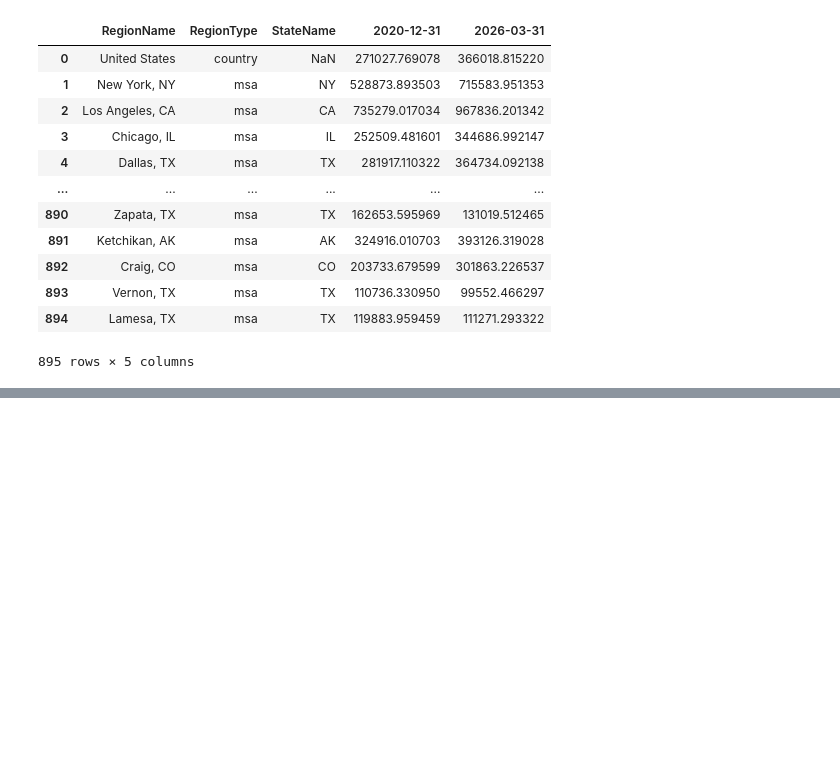
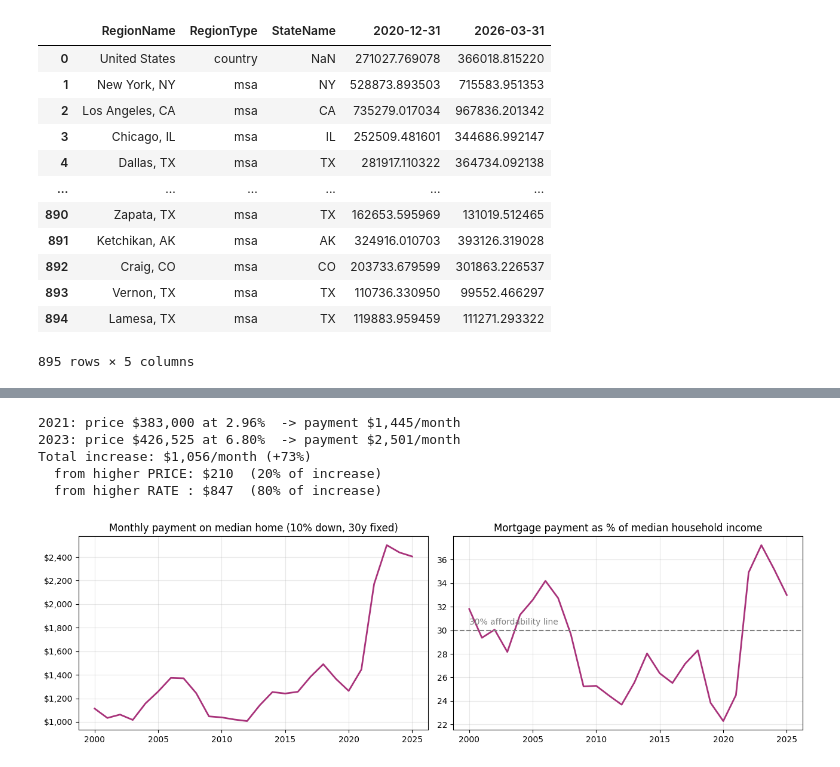
Before and after one commit to Latherine/us-housing-affordability-crisis, a Jupyter notebook: validate.ipynb, the cells around one changed output, grey strips where cells are left out. Cells and saved outputs as stored; diff of their text form; code cells hidden in the pictures; blank space fills up the shorter version.

```diff
--- a/validate.ipynb
+++ b/validate.ipynb
@@ -276,0 +430,9 @@ select_zillow.to_csv("clean_zillow.csv")
+# %%
+# ================= EVALUATION =================
+# Extra FRED series: CPI (inflation) and nominal median household income
+cpi    = load_fred('fred_extra/CPIAUCSL.csv',      'cpi')
+income = load_fred('fred_extra/MEHOINUSA646N.csv', 'median_income')   # annual, nominal $
+
+income_yearly = income['median_income']
+income_yearly.index = income_yearly.index.year
+print(cpi.tail(3)); print(income_yearly.tail(3))
@@ -276,0 +486,33 @@ select_zillow.to_csv("clean_zillow.csv")
+# %%
+# EVAL 1b: Why did the payment jump 2021 -> 2023? Split the change into PRICE effect vs RATE effect
+# Method: change one thing at a time, in both orders, and average (so the two parts add up exactly)
+p0, r0 = yearly.loc[2021, ['median_home_price', 'mortgage_rate']]
+p1, r1 = yearly.loc[2023, ['median_home_price', 'mortgage_rate']]
+pay = lambda p, r: monthly_payment(p, r)
+
+total        = pay(p1, r1) - pay(p0, r0)
+price_effect = ((pay(p1, r0) - pay(p0, r0)) + (pay(p1, r1) - pay(p0, r1))) / 2
+rate_effect  = ((pay(p0, r1) - pay(p0, r0)) + (pay(p1, r1) - pay(p1, r0))) / 2
+
+print(f"2021: price ${p0:,.0f} at {r0:.2f}%  -> payment ${pay(p0, r0):,.0f}/month")
+print(f"2023: price ${p1:,.0f} at {r1:.2f}%  -> payment ${pay(p1, r1):,.0f}/month")
+print(f"Total increase: ${total:,.0f}/month ({total / pay(p0, r0) * 100:+.0f}%)")
+print(f"  from higher PRICE: ${price_effect:,.0f}  ({price_effect / total * 100:.0f}% of increase)")
+print(f"  from higher RATE : ${rate_effect:,.0f}  ({rate_effect / total * 100:.0f}% of increase)")
+
+fig, ax = plt.subplots(1, 2, figsize=(13, 4))
+yearly['monthly_payment'].plot(ax=ax[0], color='#a8327a', lw=2)
+ax[0].set_title('Monthly payment on median home (10% down, 30y fixed)')
+ax[0].yaxis.set_major_formatter(mticker.StrMethodFormatter('${x:,.0f}'))
+yearly['payment_to_income_%'].plot(ax=ax[1], color='#a8327a', lw=2)
+ax[1].axhline(30, ls='--', color='gray'); ax[1].text(2000, 30.5, '30% affordability line', color='gray')
+ax[1].set_title('Mortgage payment as % of median household income')
+for a in ax: a.set_xlabel(''); a.grid(alpha=.3)
+plt.tight_layout(); plt.show()
+# %% [output]
+2021: price $383,000 at 2.96%  -> payment $1,445/month
+2023: price $426,525 at 6.80%  -> payment $2,501/month
+Total increase: $1,056/month (+73%)
+  from higher PRICE: $210  (20% of increase)
+  from higher RATE : $847  (80% of increase)
+[figure, added]
```
Also changed, not shown: parts of 9 cells of this notebook, 8 other files.
